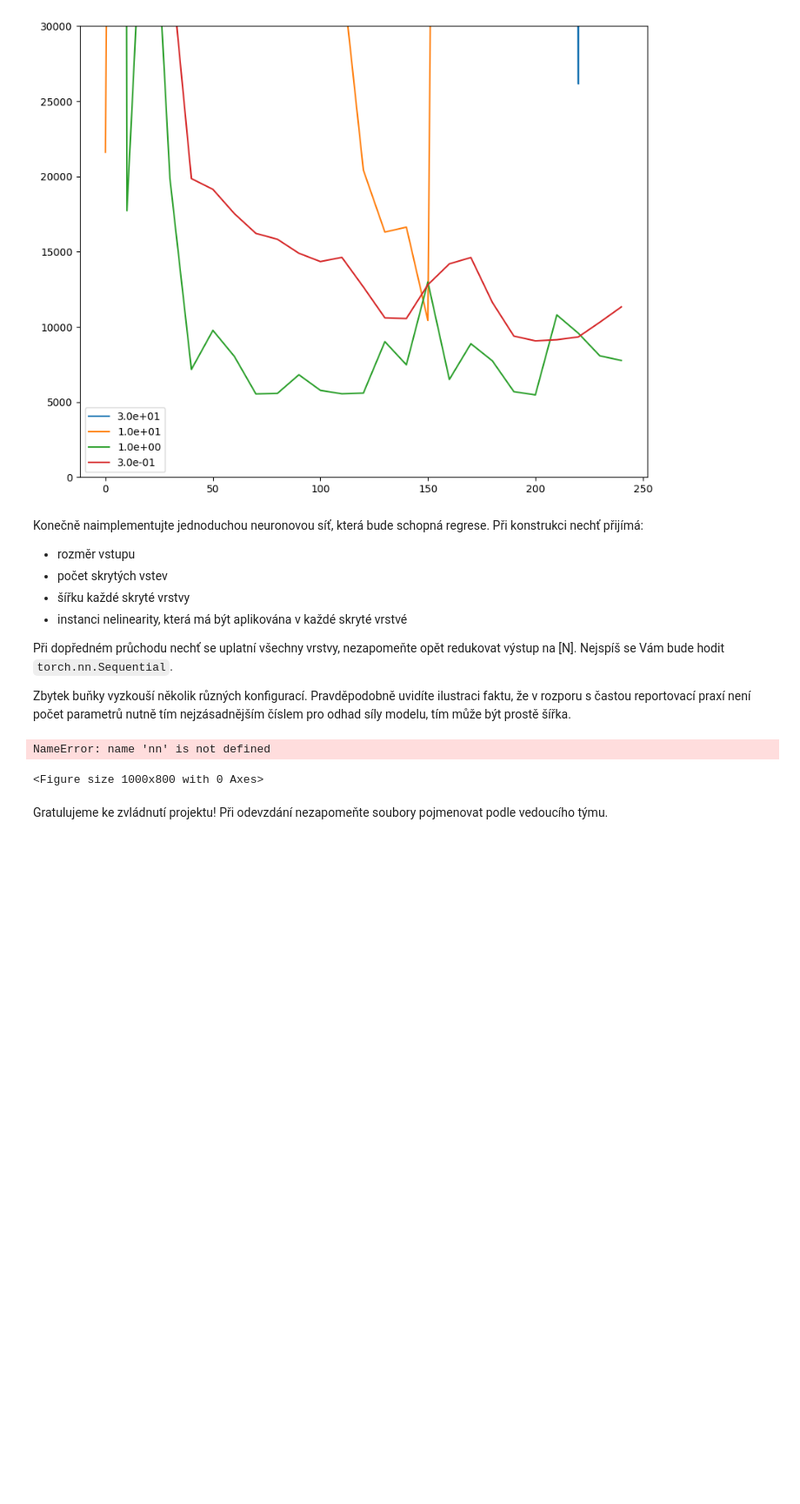
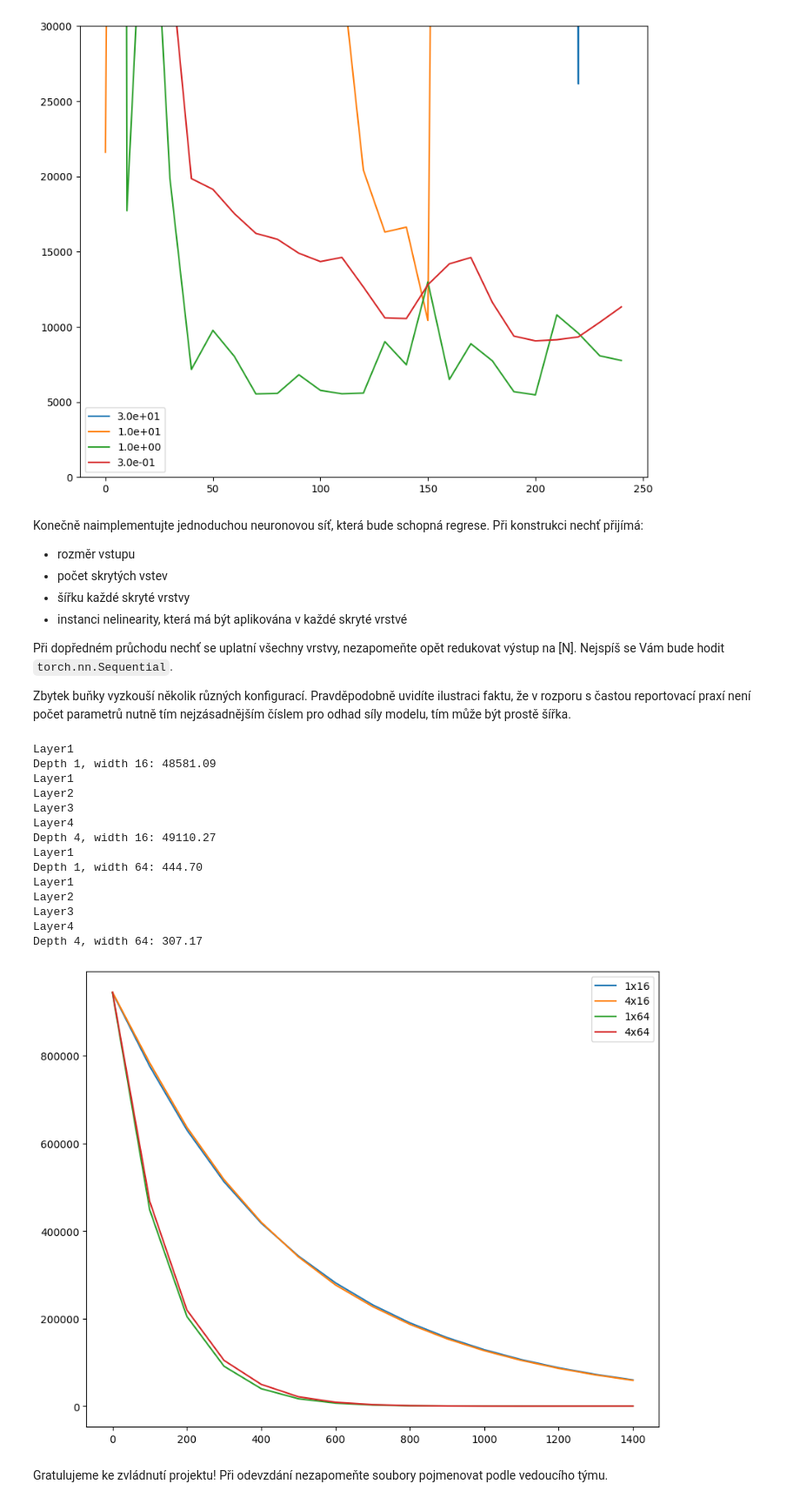
Before and after one commit to MichalPysik/SUI-projects, a Jupyter notebook: 3-neuralnets/zadani.ipynb, the cells around one changed output. Shown at 87% size. Cells and saved outputs as stored; diff of their text form; code cells hidden in the pictures; blank space fills up the shorter version.

```diff
--- a/3-neuralnets/zadani.ipynb
+++ b/3-neuralnets/zadani.ipynb
@@ -384,42 +385,53 @@ Pravděpodobně uvidíte ilustraci faktu, že v rozporu s častou reportovací p
 # %%
 class LocalMeteoModel(torch.nn.Module):
     def __init__(self, input_dim, nb_layers, layer_width, nonlinearity):
         super().__init__()
         self.input_dim = input_dim
         assert nb_layers >= 1
 
+        self.model = torch.nn.Sequential()
+        self.model.add_module("input", torch.nn.Linear(input_dim, layer_width))
+        self.model.add_module(f"nonlinear_{0}", nonlinearity)
         # Hidden layers
-        self.hidden = []
-        for k in range(nb_layers-1):
-            self.hidden.append(torch.nn.Linear(layer_width[k], layer_width[k+1]))
-        sequential = nn.Sequential(*modules)
-        self.non_linearity = nonlinearity
+        for k in range(1, nb_layers+1):
+            print(f"Layer{k}")
+            self.model.add_module(f"hidden_{k}", torch.nn.Linear(layer_width, layer_width))
+            self.model.add_module(f"nonlinear_{k}", nonlinearity)
+        self.model.add_module(f"out", torch.nn.Linear(layer_width, 1))
 
     def forward(self, x):
-        for layer in self.hidden:
-            x = layer(x)
-            x = self.non_linearity(x)
-        x = self.output(x)
-        x = self.softmax(x)
-
-        return x
+        a = self.model(x)
+        return a.squeeze(1)
 
 
 def depth_progress(depth, width):
     nn_predictor = LocalMeteoModel(train_dataset.in_dim, depth, width, torch.nn.Tanh())
     optimizer = torch.optim.SGD(nn_predictor.parameters(), 3e-5)
     progress = train(nn_predictor, train_stream, optimizer, 1500, 100, valid_loader)
     print(f"Depth {depth}, width {width}: {evaluate(nn_predictor, valid_loader):.2f}")
     return progress
 
 plt.figure(figsize=(10, 8))
 for depth, width in [(1, 16), (4, 16), (1, 64), (4, 64)]:
     progress = depth_progress(depth, width)
     plt.plot([item[0] for item in progress], [item[1] for item in progress], label=f"{depth}x{width}")
 plt.legend()
 plt.show()
 # %% [output]
-NameError: name 'nn' is not defined
+Layer1
+Depth 1, width 16: 48581.09
+Layer1
+Layer2
+Layer3
+Layer4
+Depth 4, width 16: 49110.27
+Layer1
+Depth 1, width 64: 444.70
+Layer1
+Layer2
+Layer3
+Layer4
+Depth 4, width 64: 307.17
-<Figure size 1000x800 with 0 Axes>
+[figure, added]
 # %% [markdown]
 Gratulujeme ke zvládnutí projektu! Při odevzdání nezapomeňte soubory pojmenovat podle vedoucího týmu.
```
Also changed, not shown: parts of 1 cell of this notebook.
